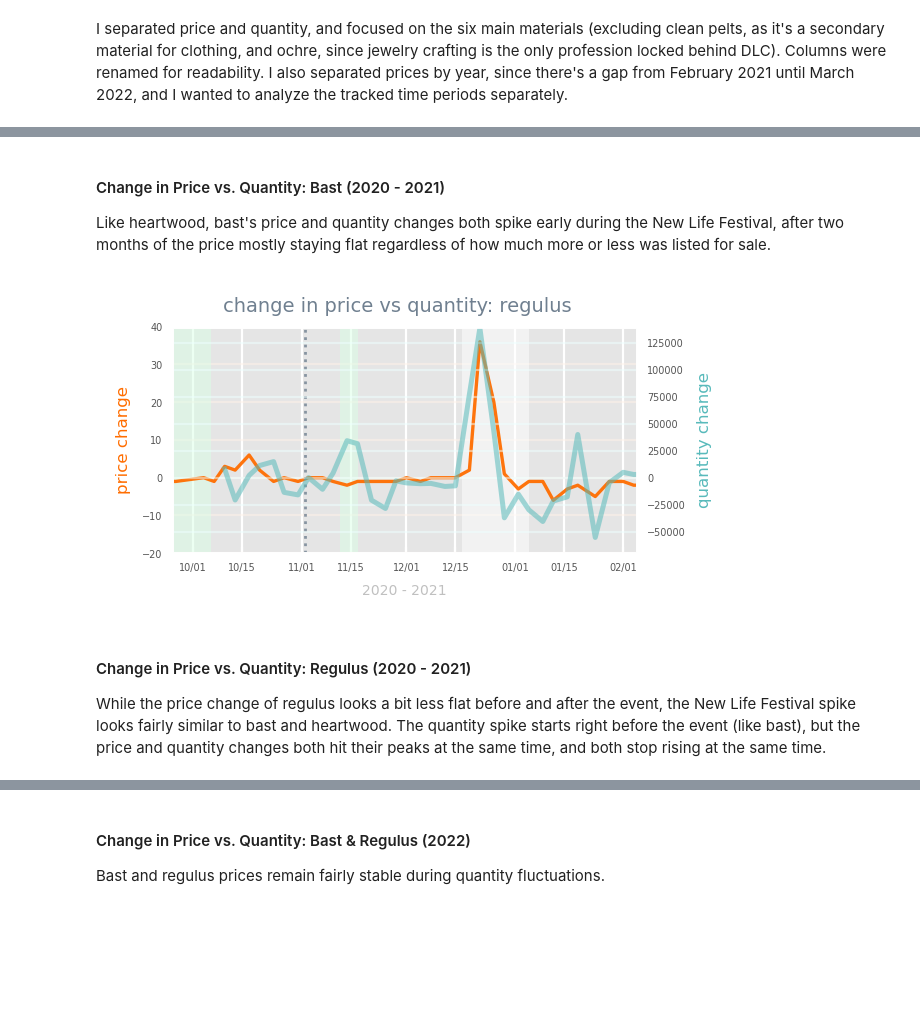
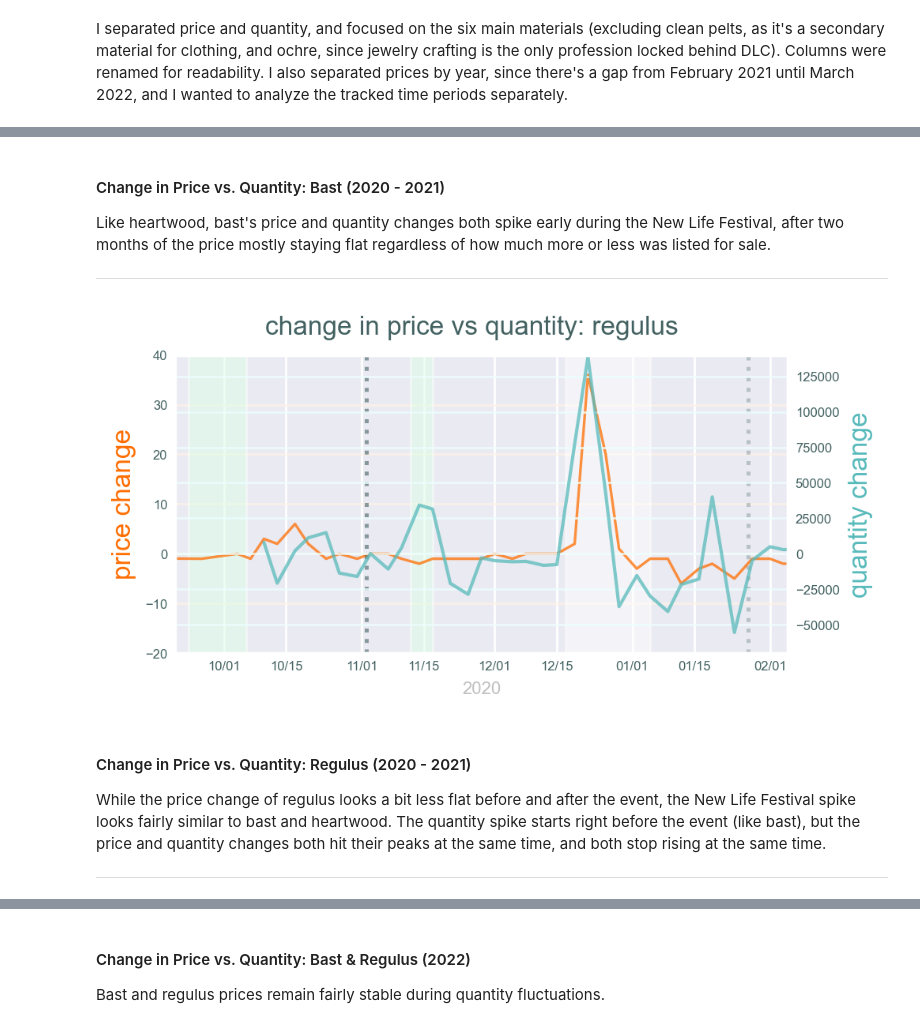
Before and after one commit to racheldelong/ESO-Crafting-Material-Prices, a Jupyter notebook: ESOMatPrices.ipynb, the cells around one changed output, grey strips where cells are left out. Saved outputs shown, nothing was run; the diff lists cells and outputs as text; code cells hidden in the pictures; blank space fills up the shorter version.

```diff
--- a/ESOMatPrices.ipynb
+++ b/ESOMatPrices.ipynb
@@ -7,8 +8,12 @@ In early 2017, *The Elder Scrolls Online* released a free update adding player h
 import pandas as pd
 import numpy as np
 import matplotlib.pyplot as plt
+import seaborn as sns
 from datetime import datetime, timedelta
 from matplotlib.patches import Rectangle
 import matplotlib.dates as mdates
-
-plt.style.use('ggplot')
+# %%
+def draw_event(date, dur, subpl, type):  # create rectangles to represent event periods
+    xy = date, subpl.get_ylim()[0]
+    w, h = timedelta(days=dur), subpl.get_ylim()[1] - subpl.get_ylim()[0]
+    subpl.add_patch(Rectangle(xy, w, h, **type))
@@ -93 +201,8 @@ lastplot = ((price.index[-1] - price.index[44]).days) + 2 # find length of 2022
+# %%
+# mpl format changes
+sns.set()
+
+plt.rcParams["text.color"] = c["t"]
+plt.rcParams["xtick.labelcolor"] = c["t"]
+plt.rcParams["ytick.labelcolor"] = c["t"]
 # %%
@@ -334,50 +384,25 @@ plt.show()
 #### Change in Price vs. Quantity: Bast (2020 - 2021)
 
 Like heartwood, bast's price and quantity changes both spike early during the New Life Festival, after two months of the price mostly staying flat regardless of how much more or less was listed for sale.
+
+***********
 # %%
-# Line graph showing relationship between changes in regulus price and quantity listed for sale
-fig, ax1 = plt.subplots()
-fig.suptitle('change in price vs quantity: regulus', **ftitle)
-fig.set_size_inches(3, 1.5)
-fig.set_dpi(200)
+fig, ax1 = plt.subplots(figsize=(5, 2.5), **f)
+change_plot(
+    mat="regulus", year="2020", lefty1=-20, lefty2=40, righty1=-70000, righty2=140000
+)
 
-ax1.plot(price_diff['Regulus'], **focus)
-ax1.set_xlabel('2020 - 2021', **xfont)
-ax1.set_ylabel('price change', **ffont)
-ax1.set_xlim(datetime(2020,9,25,0,0,0), datetime(2021,2,5,0,0,0))
-ax1.set_ylim(-20, 40)
+ax1.axvline(x=["2021-01-27"], **pts)
+ax1.axvline(x=["2020-11-02"], **update)
 
-ax2 = ax1.twinx()
-ax2.plot(quant_diff['Regulus'], **focus2)
-ax2.set_ylabel('quantity change', **ffont2)
-ax2.set_ylim(-70000, 140000)
-
-# format ticks & labels
-ax1.tick_params(axis='x', **xticks)
-ax1.tick_params(axis='y', **fgrid)
-ax2.tick_params(axis='y', **fgrid2)
-ax1.xaxis.set_major_formatter(mdates.DateFormatter("%m-%d"))
-ax2.xaxis.set_major_formatter(mdates.DateFormatter("%m/%d"))
-
-ax1.axvline(x=['2020-11-02'], **update) # vertical line for update 28
-
-xy = datetime(2020,12,17,0,0,0), ax1.get_ylim()[0] # rectangle for new life 2020
-w, h = timedelta(days=19), ax1.get_ylim()[1] - ax1.get_ylim()[0]
-ax1.add_patch(Rectangle(xy, w, h, **event))
-
-xy = datetime(2020,9,23,0,0,0), ax1.get_ylim()[0] # rectangle for w. skyrim chapter event
-w, h = timedelta(days=13), ax1.get_ylim()[1] - ax1.get_ylim()[0]
-ax1.add_patch(Rectangle(xy, w, h, **expl))
-
-xy = datetime(2020,11,12,0,0,0), ax1.get_ylim()[0] # rectangle for explorer's celebration 2020
-w, h = timedelta(days=5), ax1.get_ylim()[1] - ax1.get_ylim()[0]
-ax1.add_patch(Rectangle(xy, w, h, **expl))
-
-plt.show()
+draw_event(date=dates["ch2020"], dur=13, subpl=ax1, type=expl)
+draw_event(date=dates["expl20"], dur=5, subpl=ax1, type=expl)
+draw_event(date=dates["nwlf20"], dur=19, subpl=ax1, type=event)
 # %% [output]
-[figure, old version]
+[figure, new version]
 # %% [markdown]
 #### Change in Price vs. Quantity: Regulus (2020 - 2021)
 
 While the price change of regulus looks a bit less flat before and after the event, the New Life Festival spike looks fairly similar to bast and heartwood. The quantity spike starts right before the event (like bast), but the price and quantity changes both hit their peaks at the same time, and both stop rising at the same time.
+*******************************
 # %%
```
Also changed, not shown: parts of 24 cells of this notebook, 2 other files.
